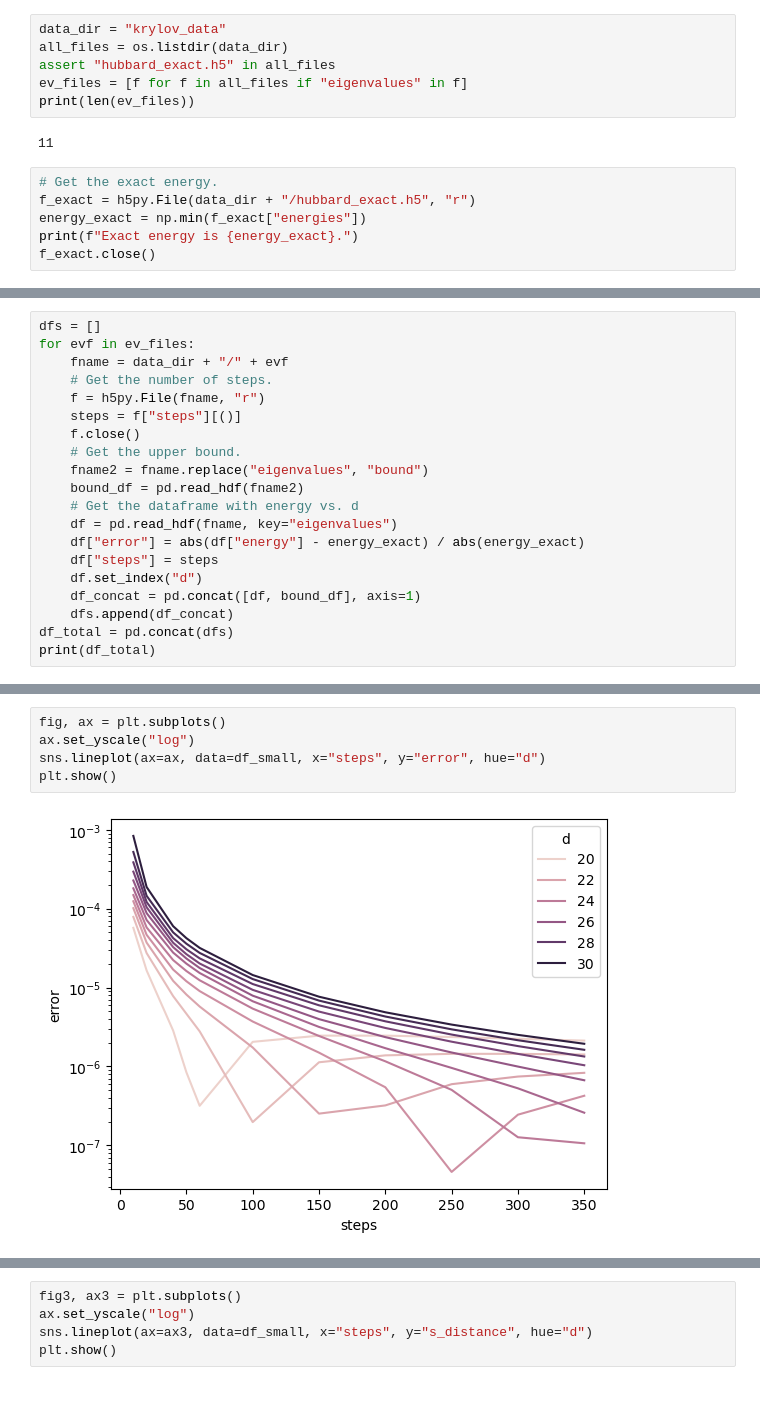
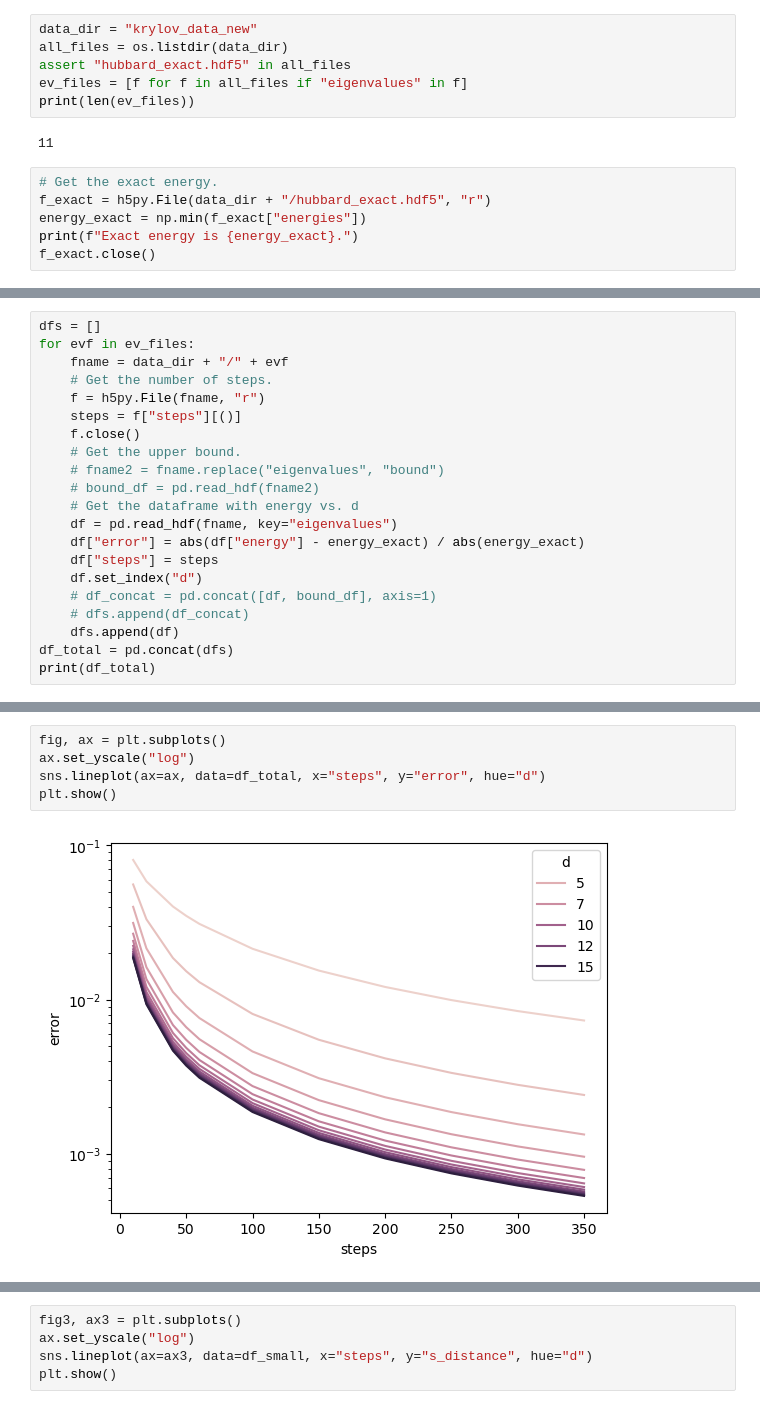
Before and after one commit to rmlarose/compare-vkp, a Jupyter notebook: hubbard_plots.ipynb, the cells around one changed output, grey strips where cells are left out. Saved outputs shown, nothing was run; the diff lists cells and outputs as text.

Commit message:
Plotted data from HPCC.

```diff
--- a/hubbard_plots.ipynb
+++ b/hubbard_plots.ipynb
@@ -6,16 +6,16 @@ import pandas as pd
 import matplotlib.pyplot as plt
 import seaborn as sns
 # %%
-data_dir = "krylov_data"
+data_dir = "krylov_data_new"
 all_files = os.listdir(data_dir)
-assert "hubbard_exact.h5" in all_files
+assert "hubbard_exact.hdf5" in all_files
 ev_files = [f for f in all_files if "eigenvalues" in f]
 print(len(ev_files))
 # %% [output]
 11
 # %%
 # Get the exact energy.
-f_exact = h5py.File(data_dir + "/hubbard_exact.h5", "r")
+f_exact = h5py.File(data_dir + "/hubbard_exact.hdf5", "r")
 energy_exact = np.min(f_exact["energies"])
 print(f"Exact energy is {energy_exact}.")
 f_exact.close()
@@ -30,15 +30,16 @@ for evf in ev_files:
     steps = f["steps"][()]
     f.close()
     # Get the upper bound.
-    fname2 = fname.replace("eigenvalues", "bound")
-    bound_df = pd.read_hdf(fname2)
+    # fname2 = fname.replace("eigenvalues", "bound")
+    # bound_df = pd.read_hdf(fname2)
     # Get the dataframe with energy vs. d
     df = pd.read_hdf(fname, key="eigenvalues")
     df["error"] = abs(df["energy"] - energy_exact) / abs(energy_exact)
     df["steps"] = steps
     df.set_index("d")
-    df_concat = pd.concat([df, bound_df], axis=1)
-    dfs.append(df_concat)
+    # df_concat = pd.concat([df, bound_df], axis=1)
+    # dfs.append(df_concat)
+    dfs.append(df)
 df_total = pd.concat(dfs)
 print(df_total)
 # %% [output]
@@ -83,10 +68,10 @@ print(df_small)
 # %%
 fig, ax = plt.subplots()
 ax.set_yscale("log")
-sns.lineplot(ax=ax, data=df_small, x="steps", y="error", hue="d")
+sns.lineplot(ax=ax, data=df_total, x="steps", y="error", hue="d")
 plt.show()
 # %% [output]
-[figure, old version]
+[figure, new version]
 # %%
 fig2, ax2 = plt.subplots()
 ax.set_yscale("log")
```
Also changed, not shown: parts of 4 cells of this notebook.
